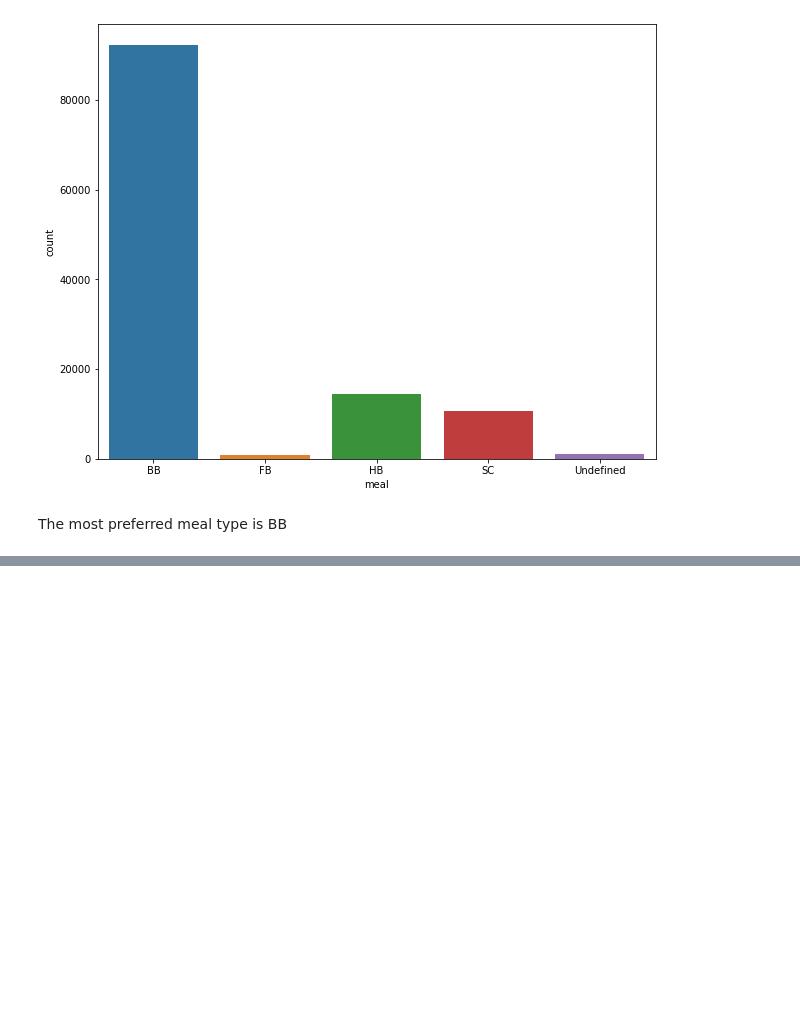
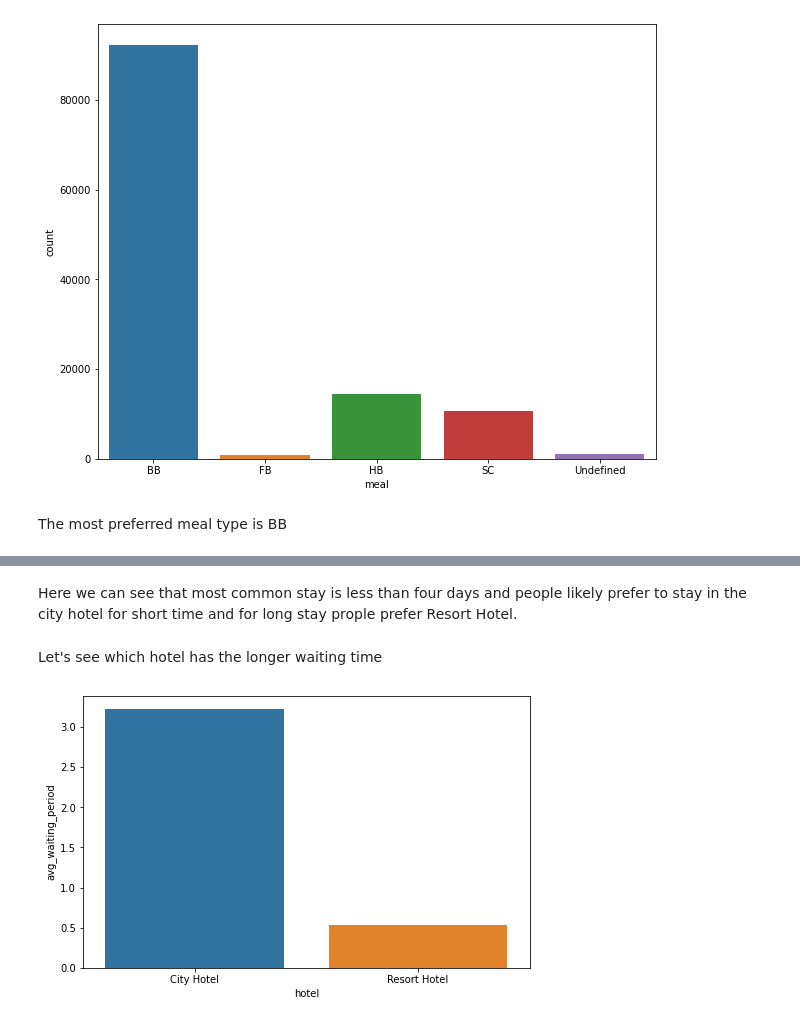
Before and after one commit to varunck2601/Hotel-Booking-Analysis, a Jupyter notebook: hotel_booking_analysis_Varun_CK.ipynb, the cells around one changed output, grey strips where cells are left out. Saved outputs shown, nothing was run; the diff lists cells and outputs as text; code cells hidden in the pictures; blank space fills up the shorter version.

```diff
--- a/hotel_booking_analysis_Varun_CK.ipynb
+++ b/hotel_booking_analysis_Varun_CK.ipynb
@@ -173,0 +212,11 @@ The most preferred meal type is BB
+# %% [markdown]
+Here we can see that most common stay is less than four days and people likely prefer to stay in the city hotel for short time and for long stay prople prefer Resort Hotel.
+# %% [markdown]
+Let's see which hotel has the longer waiting time
+# %%
+d3 = pd.DataFrame(grouped_by_hotel['days_in_waiting_list'].agg(np.mean).reset_index().rename(columns = {'days_in_waiting_list':'avg_waiting_period'}))
+plt.figure(figsize = (8,5))
+sns.barplot(x = d3['hotel'], y = d3['avg_waiting_period'] )
+plt.show()
+# %% [output]
+[figure, added]
```
Also changed, not shown: parts of 19 cells of this notebook.
